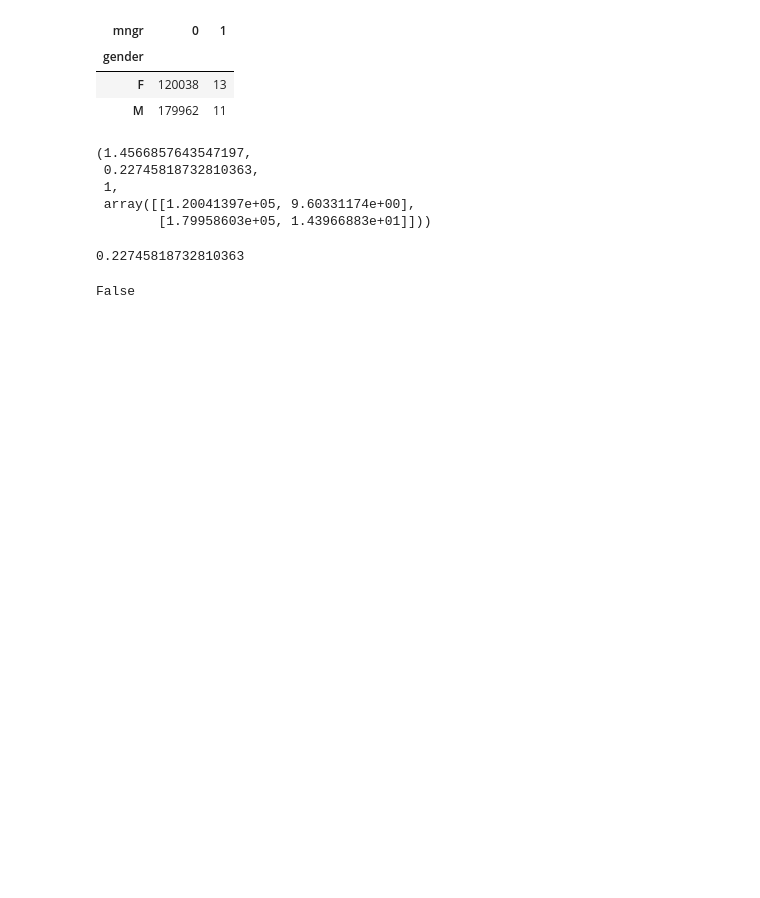
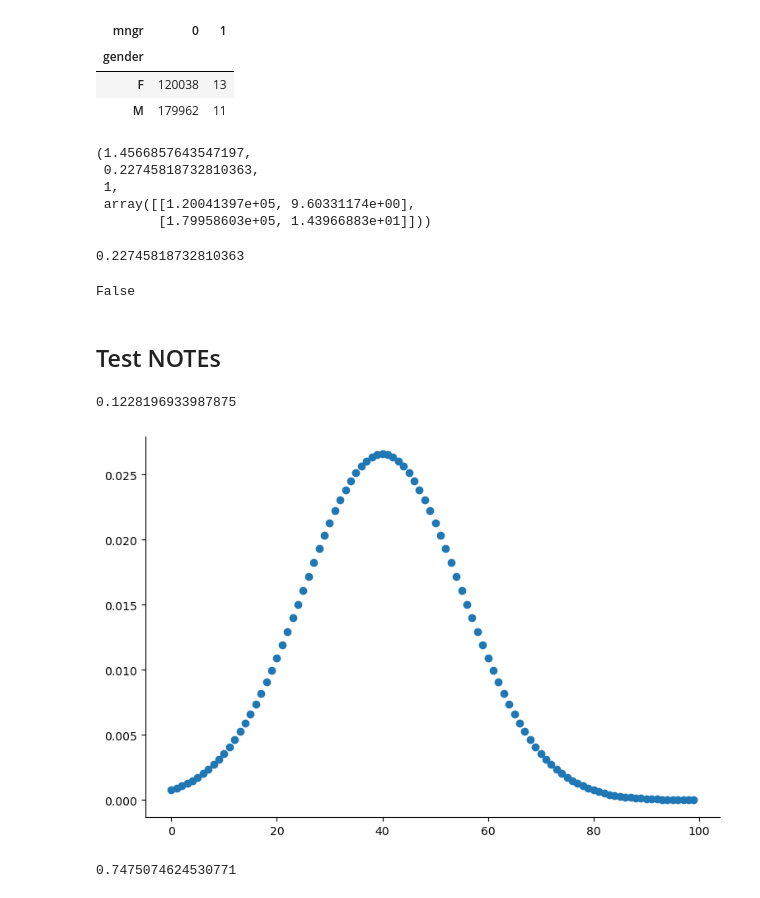
Before and after one commit to RichardAlcabes22/statistics-exercises, a Jupyter notebook: hypothesis_testing.ipynb, the cells around one changed output. Saved outputs shown, nothing was run; the diff lists cells and outputs as text; code cells hidden in the pictures; blank space fills up the shorter version.

```diff
--- a/hypothesis_testing.ipynb
+++ b/hypothesis_testing.ipynb
@@ -1193,3 +1193,12 @@ p < check_α # FAIL to REJECT the NULL, with 95% confidence, there is evidence t
 # DOES NOT exist between GENDER and MANAGER STATUS
 # %% [output]
 False
+# %% [markdown]
+## Test NOTEs
+# %%
+# 5 Cleanup Break Room... 0.03 chance that room is cleaned each day 59.4 students visit
+
+yes_survey = stats.binom(618,0.1)
+yes_survey.sf(70)
+# %% [output]
+0.1228196933987875
@@ -1195,0 +1218,15 @@ False
+# %%
+import matplotlib.pyplot as plt
+# 6 LUNCH with mean =40 stdv =15
+# 6 LUNCH with mean =15 stdv =3
+lunch_dist = stats.norm(40,15)
+x = np.arange(0,100)
+y =[lunch_dist.pdf(i) for i in x]
+plt.scatter(x,y)
+plt.show()
+# %% [output]
+[figure, added]
+# %%
+lunch_dist.cdf(50)
+# %% [output]
+0.7475074624530771
```
Also changed, not shown: parts of 5 cells of this notebook, 2 other files.
